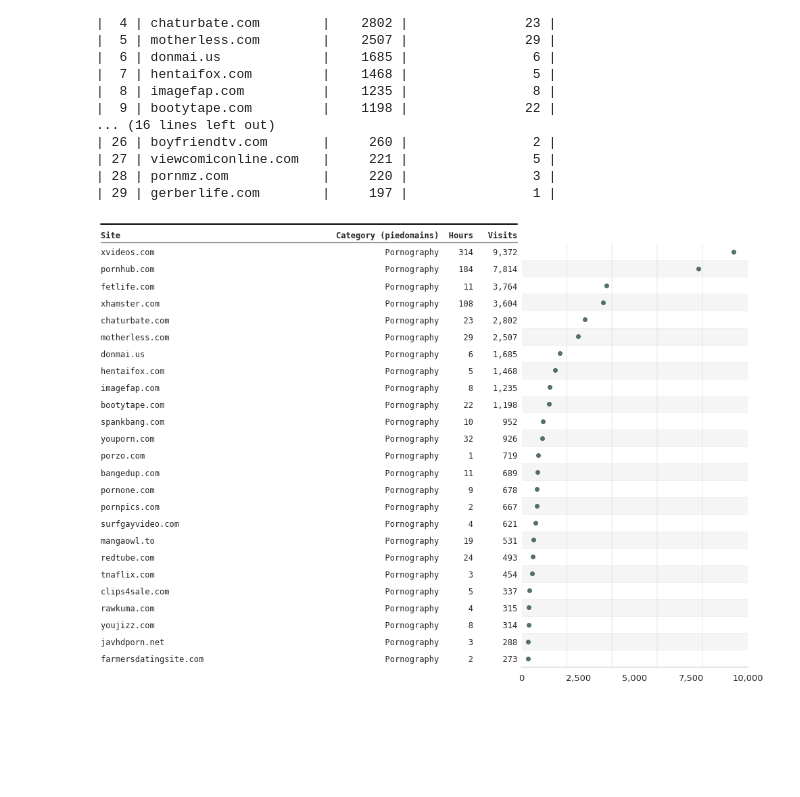
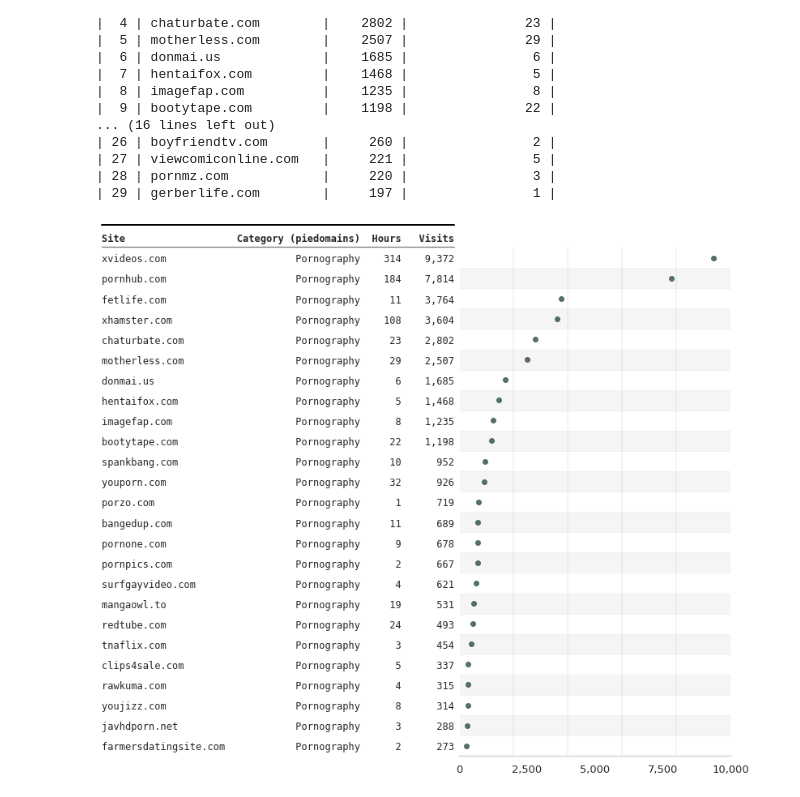
Before and after one commit to soodoku/adult, a Jupyter notebook: scripts/11_topsites-alternative-classifications.ipynb, the cells around one changed output. Saved outputs shown, nothing was run; the diff lists cells and outputs as text; code cells hidden in the pictures; blank space fills up the shorter version.

```diff
--- a/scripts/11_topsites-alternative-classifications.ipynb
+++ b/scripts/11_topsites-alternative-classifications.ipynb
@@ -353,7 +348,7 @@ ax = forestplot(
     hl="hl",
     varlabel="private_domain",
     annote=["bitdefender", "visit_duration_str", "count_str"],
-    annoteheaders=[25 * " " + "Category (Bitdefender)", "Hours", " Visits"],
+    annoteheaders=[0 * " " + "Category (Bitdefender)", "Hours", " Visits"],
     ci_report=False,
     figsize=(6, 12),
     color_alt_rows=True,
@@ -446,7 +441,7 @@ df_alpha_count = (
     #                         .assign(alphamountain_ai=lambda df: np.where(df["alphamountain_ai"]=="Adult/Mature, Pornography, Social Networking", "Adult/Mature, Pornography..", df["alphamountain_ai"]))
     .assign(
         alphamountain_ai=lambda df: df.alphamountain_ai.apply(
-            lambda x: x.rjust(46) if len(x) < 46 else x
+            lambda x: x.rjust(22) if len(x) < 22 else x
         )
     )
 )
@@ -494,7 +489,7 @@ ax = forestplot(
     hl="hl",
     varlabel="private_domain",
     annote=["alphamountain_ai", "visit_duration_str", "count_str"],
-    annoteheaders=[25 * " " + "Category (alphaMount)", "Hours", " Visits"],
+    annoteheaders=[0 * " " + "Category (alphaMount.)", "Hours", " Visits"],
     ci_report=False,
     figsize=(6, 12),
     color_alt_rows=True,
@@ -585,7 +580,7 @@ df_piedomains_count = (
         )
     )
     .assign(cat=lambda df: "Pornography")
-    .assign(cat=lambda df: df.cat.apply(lambda x: x.rjust(46) if len(x) < 46 else x))
+    .assign(cat=lambda df: df.cat.apply(lambda x: x.rjust(21) if len(x) < 21 else x))
 )
 df_piedomains_count.head()
 # %% [output]
@@ -628,32 +623,32 @@ ax = forestplot(
     df_piedomains_count.head(25),
     estimate="count",
     ll="ll",
     hl="hl",
     varlabel="private_domain",
     annote=["cat", "visit_duration_str", "count_str"],
-    annoteheaders=[25 * " " + "Category (piedomains)", "Hours", " Visits"],
+    annoteheaders=[0 * " " + "Category (piedomains)", "Hours", " Visits"],
     ci_report=False,
     figsize=(6, 12),
     color_alt_rows=True,
     xticks=range(0, 12_500, 2_500),  # x-ticks to be printed
     table=True,
     **{
         "marker": "o",  # set maker symbol as diamond
         "variable_header": "Site",
         "markersize": 35,  # adjust marker size
         #                   "xlinestyle": (0, (10, 5)),  # long dash for x-reference line
         "xlinecolor": "1",  # gray color for x-reference line
         "xtick_size": 13,  # adjust x-ticker fontsize
     },
 )
 ax.xaxis.set_ticks_position("none")
 ax.grid(False)
 fmt = "{x:,.0f}"
 tick = mtick.StrMethodFormatter(fmt)
 ax.xaxis.set_major_formatter(tick)
 ax.set_ylim(-0.5, 25.5)  # Gets rid of white padding above
 for vline in [2000, 4000, 6000, 8000]:
     ax.vlines(vline, ymin=-0.5, ymax=24.5, colors=".6", linewidth=0.2)
 save_mpl_fig(os.path.join("../figs/top_25_adultsites_piedomains"))
 # %% [output]
-[figure, old version]
+[figure, new version]
```
Also changed, not shown: parts of 9 cells of this notebook, 8 other files.
